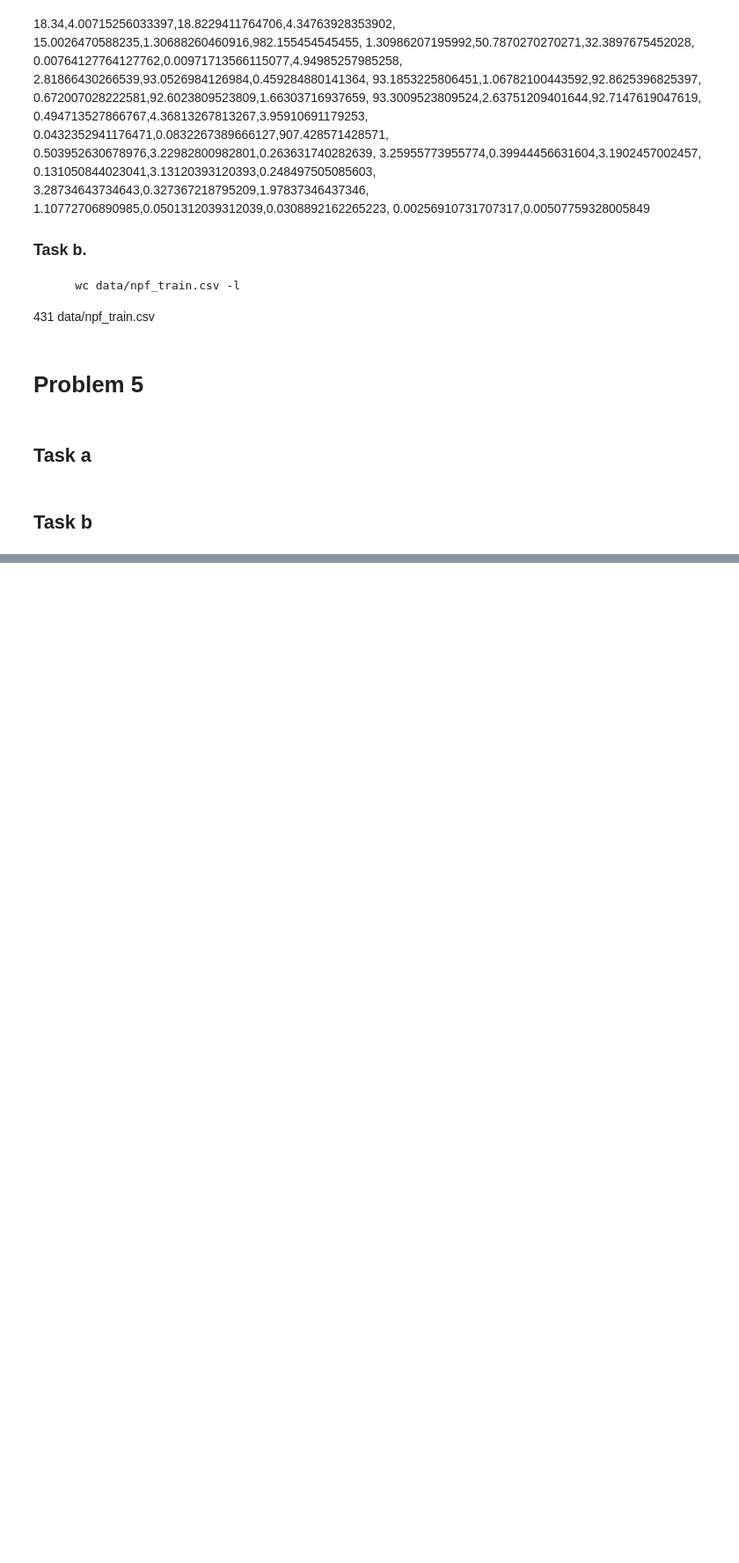
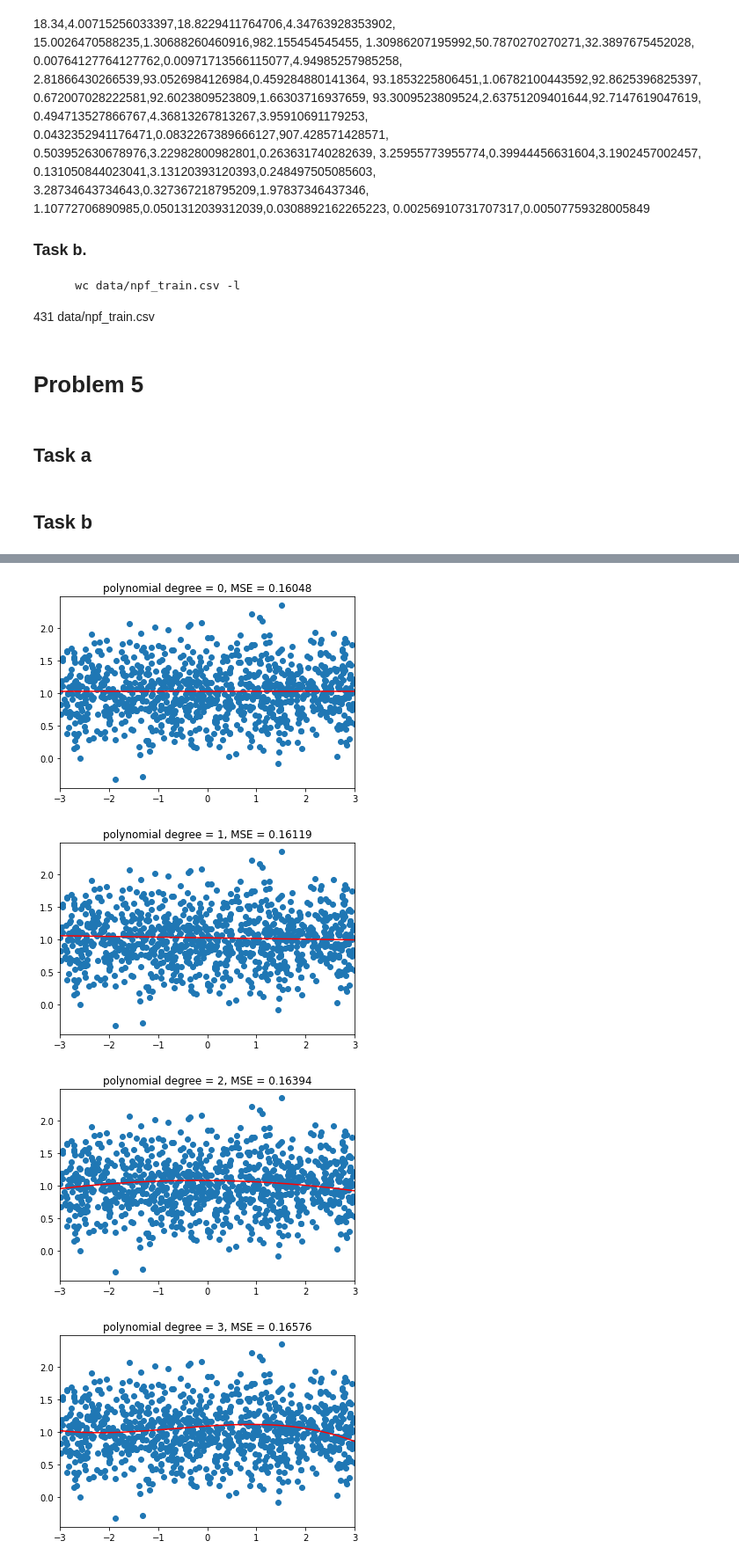
Before and after one commit to xbexbex/iml, a Jupyter notebook: week1/Problem1.ipynb, the cells around one changed output, grey strips where cells are left out. Shown at 88% size. Drawn from its saved outputs; the diff is of its cells as text; code cells hidden in the pictures; blank space fills up the shorter version.

```diff
--- a/week1/Problem1.ipynb
+++ b/week1/Problem1.ipynb
@@ -152,0 +173,8 @@ array([-2.58083675, -2.24449824, -2.13422458, -1.9049771 , -1.85874959,
+# %%
+for k in range(1,12):
+    plot(models[k-1], x_test, y_test)
+# %% [output]
+[figure, added]
+[figure, added]
+[figure, added]
+[figure, added]
```
Also changed, not shown: parts of 7 cells of this notebook.
